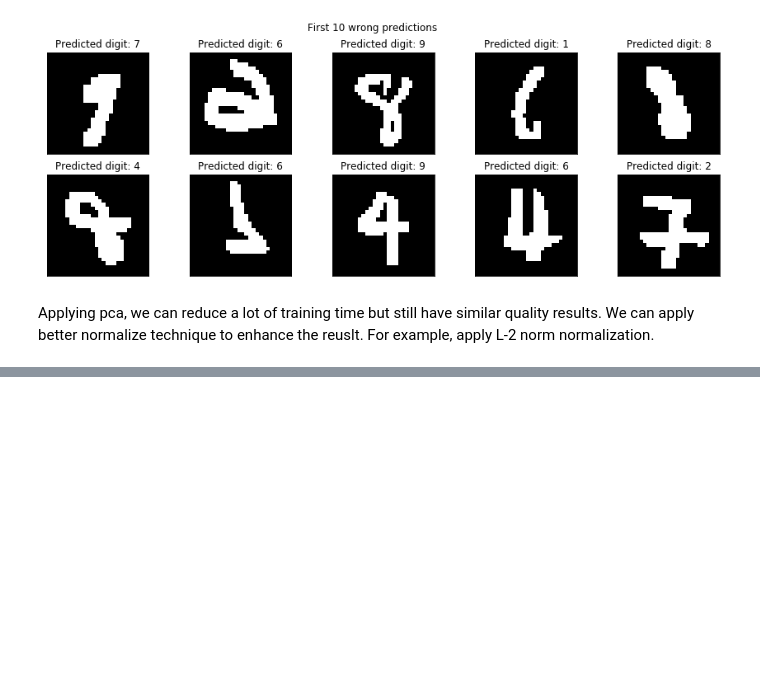
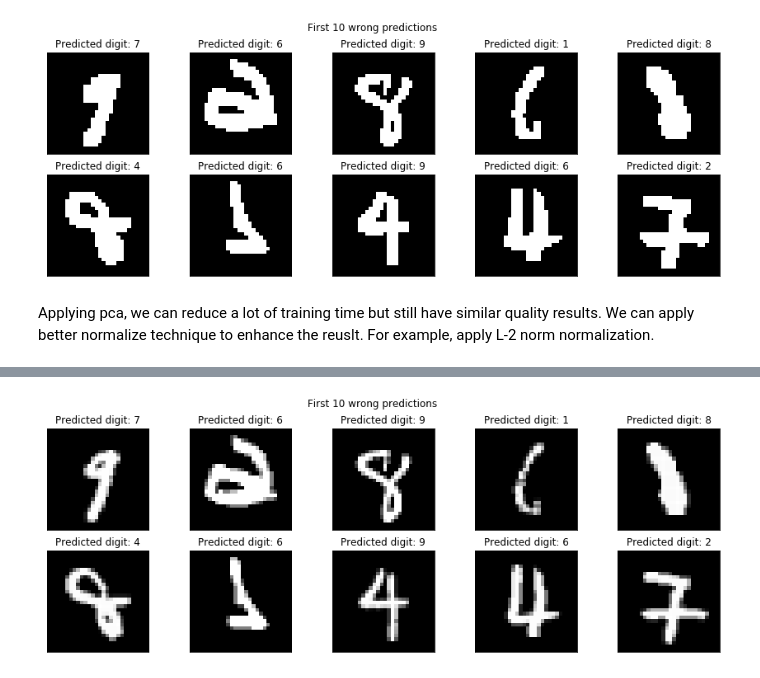
Before and after one commit to pochiehliu/CNN-for-Digit-Recognition, a Jupyter notebook: Step 2. Baseline model (kNN and SVM).ipynb, the cells around one changed output, grey strips where cells are left out. Saved outputs shown, nothing was run; the diff lists cells and outputs as text; code cells hidden in the pictures; blank space fills up the shorter version.

```diff
--- a/Step 2. Baseline model (kNN and SVM).ipynb
+++ b/Step 2. Baseline model (kNN and SVM).ipynb
@@ -219,3 +219,7 @@ for i in range(1,11):
 [figure]
 # %% [markdown]
 Applying pca, we can reduce a lot of training time but still have similar quality results. We can apply better normalize technique to enhance the reuslt. For example, apply L-2 norm normalization.
+# %%
+from sklearn.preprocessing import normalize
+train_images_sample_normalized = normalize(train_images_sample, norm='max')
+test_images_sample_normalized = normalize(test_images_sample, norm='max')
@@ -221,0 +241,6 @@ Applying pca, we can reduce a lot of training time but still have similar qualit
+# %%
+fig = plt.figure(figsize = (15,5))
+_ = fig.suptitle('First 10 data in testing set')
+for i in range(1,11):
+    plt.subplot(2,5,i)
+    showImg(squareFormat(test_images_sample_normalized[i-1]), Prediction[i-1])
@@ -221,0 +249,11 @@ Applying pca, we can reduce a lot of training time but still have similar qualit
+# %%
+img = test_images_sample_normalized[Prediction!=test_labels_sample][0:10]
+pre = Prediction[Prediction!=test_labels_sample][0:10]
+
+fig = plt.figure(figsize = (15,5))
+_ = fig.suptitle('First 10 wrong predictions')
+for i in range(1,11):
+    plt.subplot(2,5,i)
+    showImg(squareFormat(img[i-1]), pre[i-1])
+# %% [output]
+[figure, added]
```
Also changed, not shown: parts of 6 cells of this notebook.
